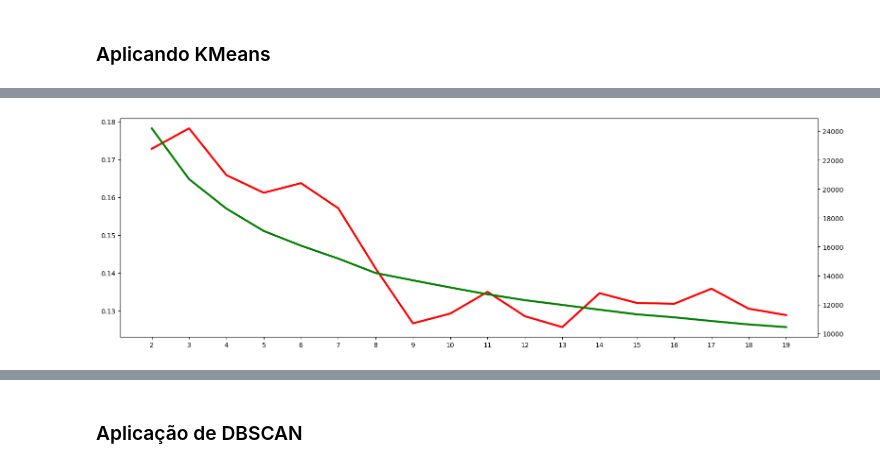
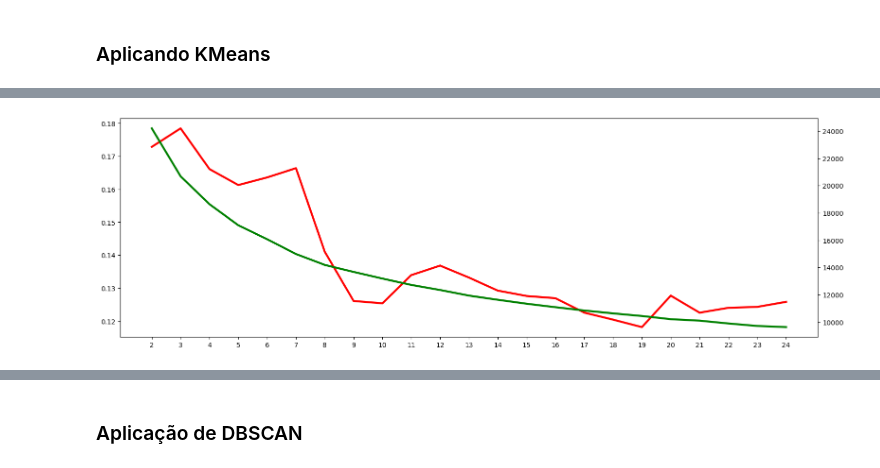
Before and after one commit to jpgmendes/education_clustering, a Jupyter notebook: Educacao_v1.ipynb, the cells around one changed output, grey strips where cells are left out. Drawn from its saved outputs; the diff is of its cells as text; code cells hidden in the pictures.

```diff
--- a/Educacao_v1.ipynb
+++ b/Educacao_v1.ipynb
@@ -228,20 +232,23 @@ X = sc.fit_transform(X)
 # %%
 sil_scores = {}
+cal_scores = {}
 inertias = {}
-total_clusters = 20
+
+total_clusters = 25
 
 for k in range(2, total_clusters):
 
     kmeanModel = KMeans(n_clusters=k).fit(X)
     clusters = kmeanModel.predict(X)
 
     inertias[k]=kmeanModel.inertia_
     sil_scores[k]=silhouette_score(X, clusters)
+    cal_scores[k]=calinski_harabasz_score(X, clusters)
 
 plt.figure(figsize=(19,6));
 plt.xticks(ticks=list(inertias.keys()), labels=list(inertias.keys()))
 sns.lineplot(sil_scores, markers=True, linewidth=3, color='red');
 ax2 = plt.twinx()
 sns.lineplot(inertias, markers=True, linewidth=3, color='green');
 # %% [output]
-[figure, old version]
+[figure, new version]
```
Also changed, not shown: parts of 23 cells of this notebook.
